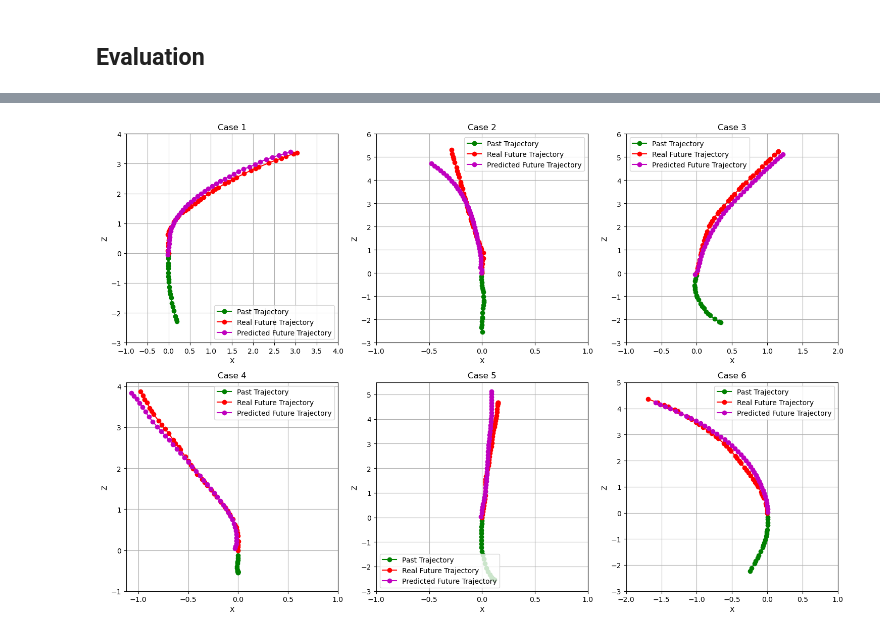
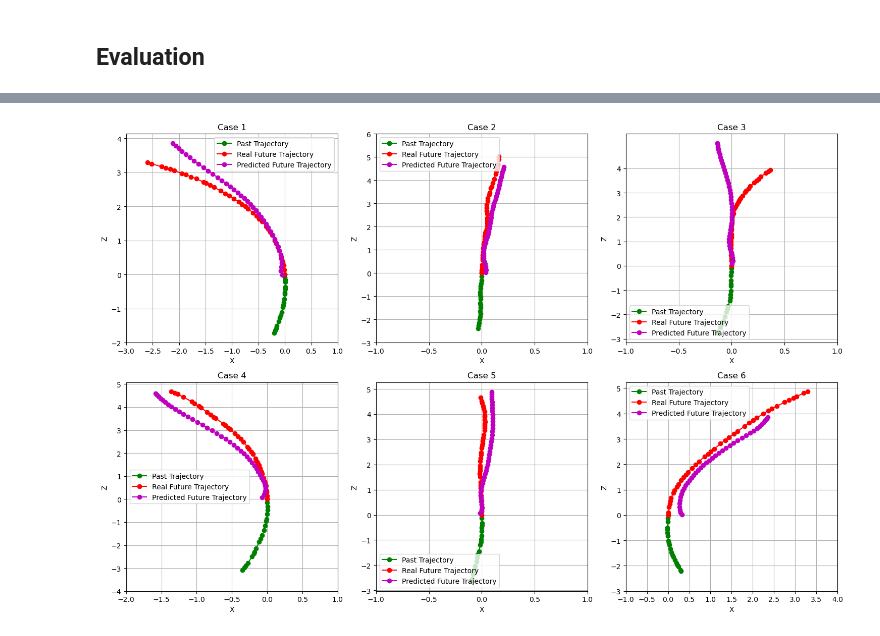
Before and after one commit to AlexSanta/Lab_Image_and_Video_Analysis, a Jupyter notebook: step3_autoregressive.ipynb, the cells around one changed output, grey strips where cells are left out. Drawn from its saved outputs; the diff is of its cells as text; code cells hidden in the pictures.

```diff
--- a/step3_autoregressive.ipynb
+++ b/step3_autoregressive.ipynb
@@ -509,12 +555,12 @@ torch.Size([64, 20, 2])
 torch.Size([64, 40, 2])
 torch.Size([64, 1024, 4])
 # %%
-#Prende tutte le classi valide dei punti delle nelle nuvole di e costruisce un dizionario dove le chiavi sono le classi e
+#Prende tutte le classi valide dei punti delle nuvole di e costruisce un dizionario dove le chiavi sono le classi e
 #i valori rappresentano i rispettivi indici
 
 all_classes = set()
 
-for _, _, pc in dataset:
+for _, _, pc in original_dataset:
     pc_annotations = pc[:, 3].tolist()
     valid_classes = [int(c) for c in pc_annotations if c >= 0]
     all_classes.update(valid_classes)
@@ -524,15 +570,13 @@ all_classes.sort()
 num_embeddings = len(all_classes)
 class_to_emb_idx = {cl : i for i, cl in enumerate(all_classes)}
 # %%
-#Calcolo della varianza e della deviazione standard globali di x e di z
+#Calcolo della varianza e della deviazione standard globali di x e di z nel futuro
 
 all_x_values = []
 all_z_values = []
 
-for past, future, _ in train_set + test_set:
-    all_x_values.append(past[:, 0])
+for _, future, _ in original_dataset:
     all_x_values.append(future[:, 0])
-    all_z_values.append(past[:, 1])
     all_z_values.append(future[:, 1])
 
 #Concatenazione di tutti i punti
@@ -545,6 +589,6 @@ global_z_variance = torch.var(all_z_values)
 global_x_std = global_x_variance ** 0.5
 global_z_std = global_z_variance ** 0.5
 
-print(f"Global variance of the x-coordinate: {global_x_variance.item()}")
-print(f"Global variance of the z-coordinate: {global_z_variance.item()}")
+print(f"Global variance of the future x-coordinate: {global_x_variance.item()}")
+print(f"Global variance of the future z-coordinate: {global_z_variance.item()}")
 # %% [output]
@@ -672,55 +716,63 @@ MyModel(
 # %%
 model.eval()
 
-batch = next(iter(test_loader)) # prende un batch dal test_loader
-past_batch, future_batch, pc_batch = batch  # estrae passato, futuro e embedding della point-cloud dal batch
+examples = []
+batch_indices = 6   # numero batch consecutivi usati
+example_index = [9, 9, 9, 0, 5, 50]
 
-# seleziona tre esempi diversi dal batch
-indices = [5, 10, 15, 20, 25, 26]  # indici di sei campioni
-examples = [(past_batch[i], future_batch[i], pc_batch[i]) for i in indices]
+# Itera sui primi 6 batch del test_loader
+for b_idx, batch in enumerate(test_loader):
+    if b_idx >= batch_indices:
+        break
+
+    past_batch, future_batch, pc_batch = batch
+
+    examples.append((past_batch[example_index[b_idx]], future_batch[example_index[b_idx]], pc_batch[example_index[b_idx]]))
+
+examples[3], examples[4], examples[5] = examples[4], examples[5], examples[3]
 
 fig, axes = plt.subplots(2, 3, figsize=(15, 10))
 
 for i, (past, future, pc) in enumerate(examples):
 
     all_points = torch.cat((past, future), 0)
-    past = past.cpu().numpy()
-    future = future.cpu().numpy()
+    past_np = past.cpu().numpy()
+    future_np = future.cpu().numpy()
 
     # Predizione del modello
-    past_tensor = past_batch[indices[i]].unsqueeze(0).to(device)  # prende un campione e aggiunge batch dim
-    pc_tensor = pc_batch[indices[i]].unsqueeze(0).to(device)
+    past_tensor = past.unsqueeze(0).to(device)  # prende un campione e aggiunge batch dim
+    pc_tensor = pc.unsqueeze(0).to(device)
     with torch.no_grad():
         predicted_future = model(past_tensor, pc_tensor).squeeze(0).cpu().detach().numpy() # predice e converte in numpy
 
     row, col = divmod(i, 3)  # Converte i in (riga, colonna)
 
     # Plot
-    axes[row, col].plot(past[:, 0], past[:, 1], 'g-o', label="Past Trajectory")
-    axes[row, col].plot(future[:, 0], future[:, 1], 'r-o', label="Real Future Trajectory")
+    axes[row, col].plot(past_np[:, 0], past_np[:, 1], 'g-o', label="Past Trajectory")
+    axes[row, col].plot(future_np[:, 0], future_np[:, 1], 'r-o', label="Real Future Trajectory")
     axes[row, col].plot(predicted_future[:, 0], predicted_future[:, 1], 'm-o', label="Predicted Future Trajectory")
 
     axes[row, col].set_xlabel("X")
     axes[row, col].set_ylabel("Z")
     axes[row, col].set_title(f"Case {i+1}")
     axes[row, col].legend()
     axes[row, col].grid()
 
     x_min, x_max = all_points[:, 0].min(), all_points[:, 0].max()
     z_min, z_max = all_points[:, 1].min(), all_points[:, 1].max()
 
     x_min_tick = float(np.floor(float(x_min)))
     x_max_tick = float(np.ceil(float(x_max)))
     z_min_tick = float(np.floor(float(z_min)))
     z_max_tick = float(np.ceil(float(z_max)))
 
     axes[row, col].set_xticks(np.arange(x_min_tick, x_max_tick + 0.5, 0.5))
     axes[row, col].set_yticks(np.arange(z_min_tick, z_max_tick + 1.0, 1.0))
 
 plt.tight_layout()
 plt.show()
 # %% [output]
-[figure, old version]
+[figure, new version]
 # %%
 def performance_measurement(model, device, train_loader, test_loader):
     model.eval() #setta il modello in evaluation mode
```
Also changed, not shown: parts of 8 cells of this notebook, 11 other files.
